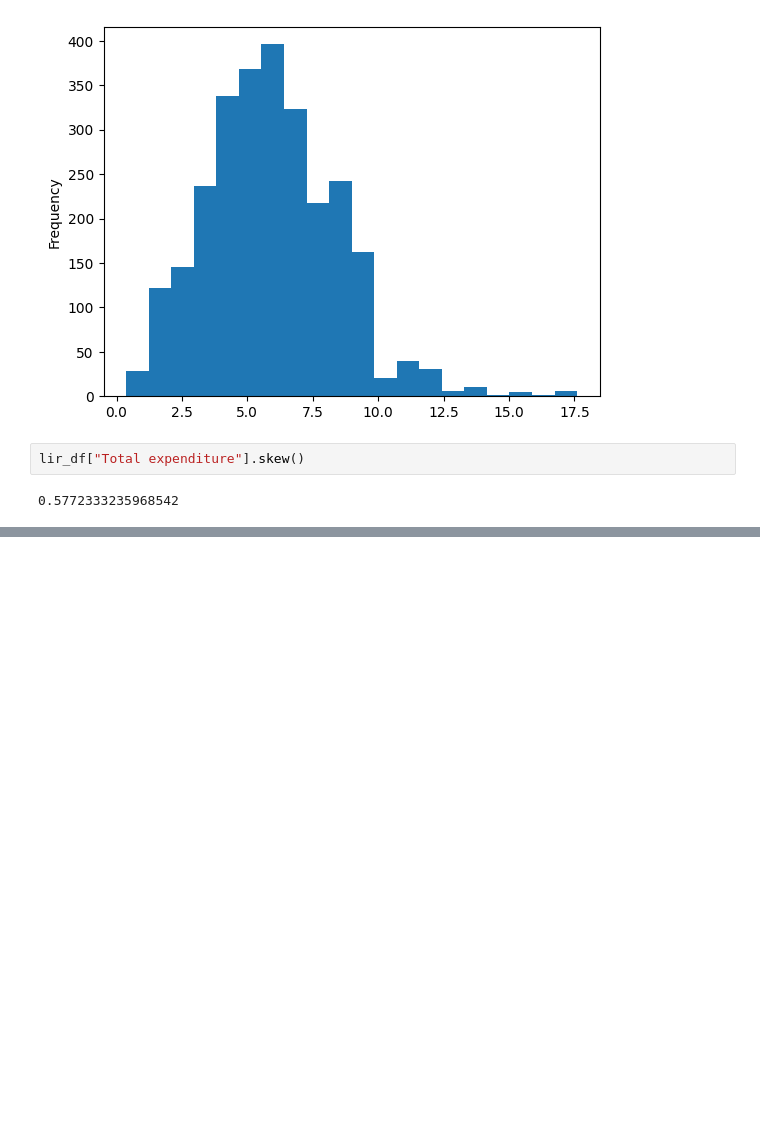
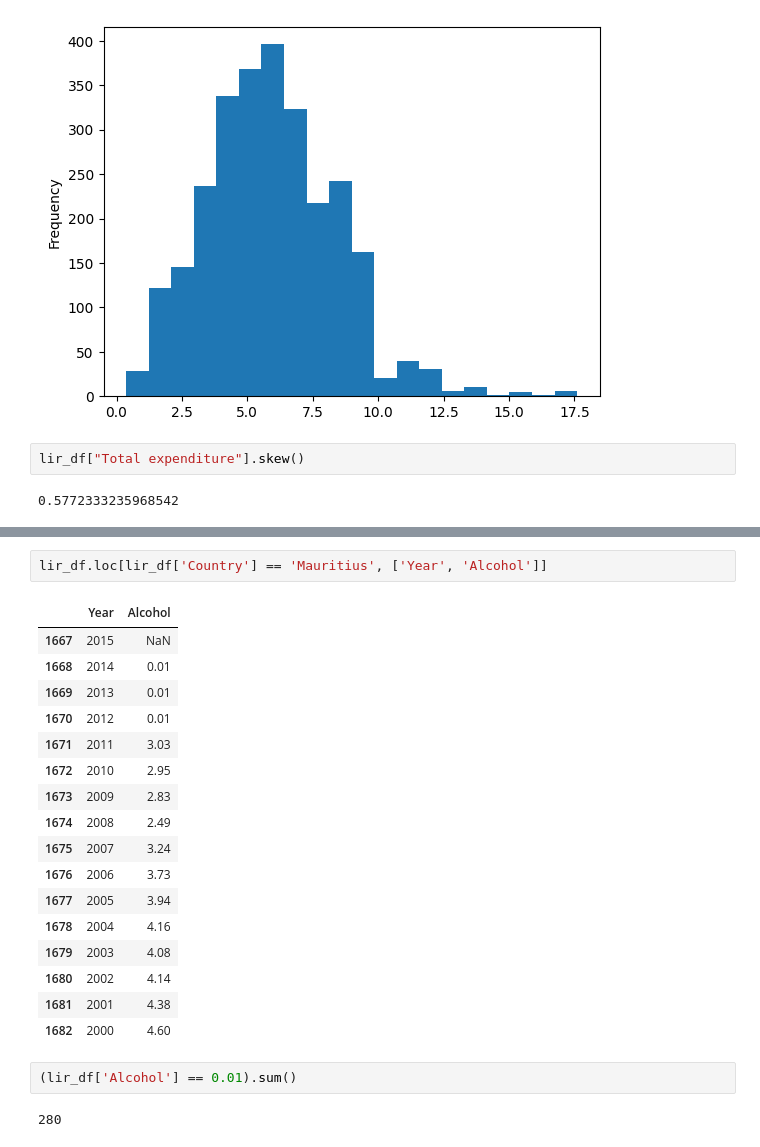
Before and after one commit to paulrichardjacob/Linear_Regression_, a Jupyter notebook: notebooks/1_eds.ipynb, the cells around one changed output, grey strips where cells are left out. Saved outputs shown, nothing was run; the diff lists cells and outputs as text; blank space fills up the shorter version.

```diff
--- a/notebooks/1_eds.ipynb
+++ b/notebooks/1_eds.ipynb
@@ -539,0 +654,24 @@ lir_df["Total expenditure"].skew()
+# %%
+lir_df.loc[lir_df['Country'] == 'Mauritius', ['Year', 'Alcohol']]
+# %% [output]
+|  | Year | Alcohol |
+| 1667 | 2015 | NaN |
+| 1668 | 2014 | 0.01 |
+| 1669 | 2013 | 0.01 |
+| 1670 | 2012 | 0.01 |
+| 1671 | 2011 | 3.03 |
+| 1672 | 2010 | 2.95 |
+| 1673 | 2009 | 2.83 |
+| 1674 | 2008 | 2.49 |
+| 1675 | 2007 | 3.24 |
+| 1676 | 2006 | 3.73 |
+| 1677 | 2005 | 3.94 |
+| 1678 | 2004 | 4.16 |
+| 1679 | 2003 | 4.08 |
+| 1680 | 2002 | 4.14 |
+| 1681 | 2001 | 4.38 |
+| 1682 | 2000 | 4.60 |
+# %%
+(lir_df['Alcohol'] == 0.01).sum()
+# %% [output]
+280
```
Also changed, not shown: parts of 14 cells of this notebook.
